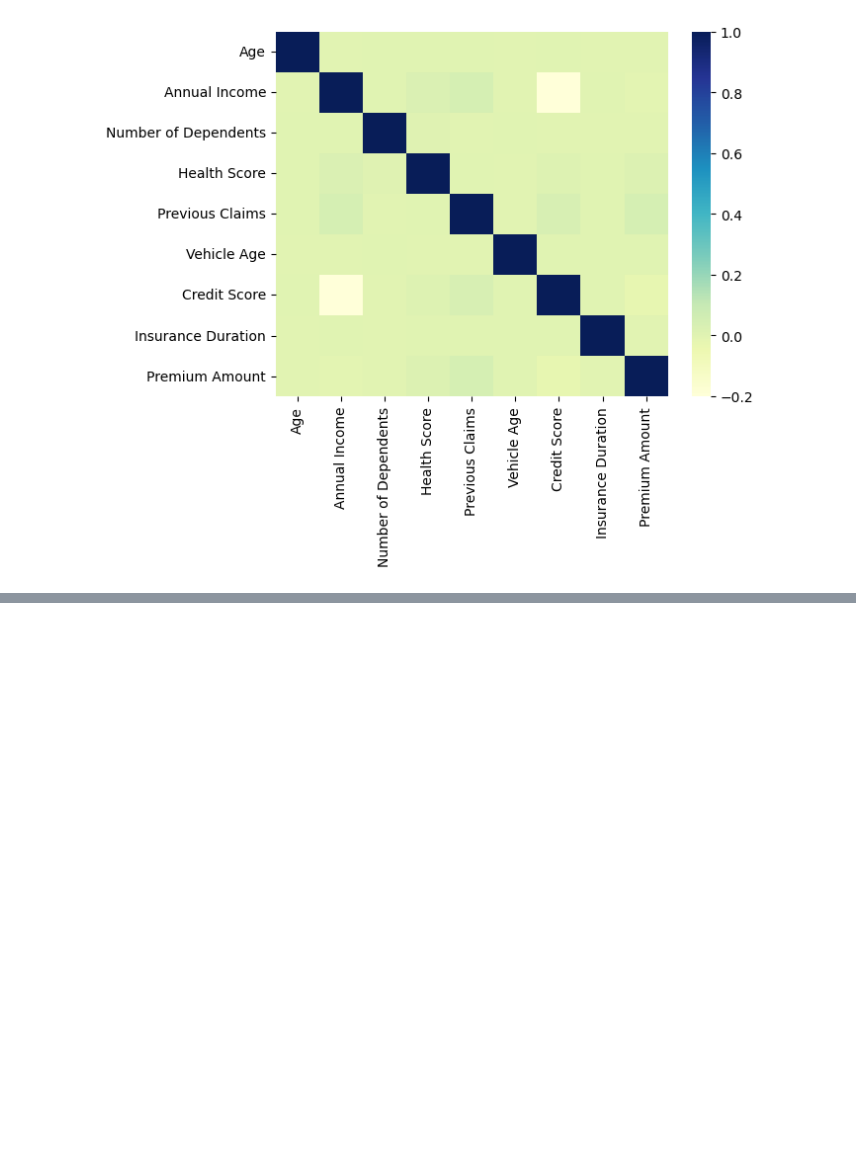
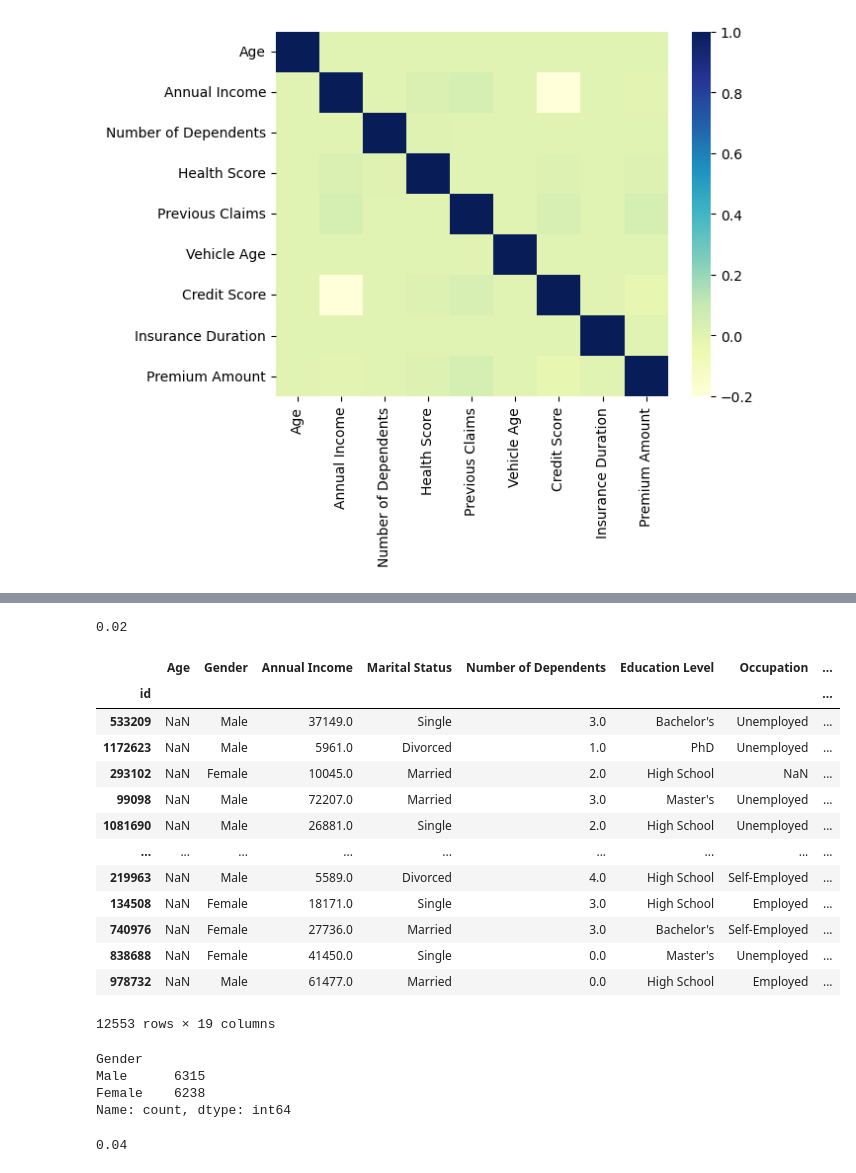
Before and after one commit to NK0901/InsurancePremiumPredictor, a Jupyter notebook: Insurance-Premium-Predictor.ipynb, the cells around one changed output, grey strips where cells are left out. Saved outputs shown, nothing was run; the diff lists cells and outputs as text; code cells hidden in the pictures; blank space fills up the shorter version.

```diff
--- a/Insurance-Premium-Predictor.ipynb
+++ b/Insurance-Premium-Predictor.ipynb
@@ -188,0 +197,3 @@ sns.heatmap(insurance.corr(numeric_only=True), cmap="YlGnBu")
+# %%
+X = insurance.drop(columns="Premium Amount", axis=1)
+y = np.ravel(insurance[["Premium Amount"]])
@@ -188,0 +218,2 @@ sns.heatmap(insurance.corr(numeric_only=True), cmap="YlGnBu")
+# %%
+X_train, X_test, y_train, y_test = train_test_split(X, y, test_size=0.33, random_state=42)
@@ -188,0 +222,28 @@ sns.heatmap(insurance.corr(numeric_only=True), cmap="YlGnBu")
+# %%
+round(len(X_train[X_train["Age"].isnull()])/len(X_train),2)
+# %% [output]
+0.02
+# %%
+X_train[X_train["Age"].isnull()]
+# %% [output]
+|  | Age | Gender | Annual Income | Marital Status | Number of Dependents | Education Level | Occupation | ... |
+| id |  |  |  |  |  |  |  | ... |
+| 533209 | NaN | Male | 37149.0 | Single | 3.0 | Bachelor's | Unemployed | ... |
+| 1172623 | NaN | Male | 5961.0 | Divorced | 1.0 | PhD | Unemployed | ... |
+| 293102 | NaN | Female | 10045.0 | Married | 2.0 | High School | NaN | ... |
+| 99098 | NaN | Male | 72207.0 | Married | 3.0 | Master's | Unemployed | ... |
+| 1081690 | NaN | Male | 26881.0 | Single | 2.0 | High School | Unemployed | ... |
+| ... | ... | ... | ... | ... | ... | ... | ... | ... |
+| 219963 | NaN | Male | 5589.0 | Divorced | 4.0 | High School | Self-Employed | ... |
+| 134508 | NaN | Female | 18171.0 | Single | 3.0 | High School | Employed | ... |
+| 740976 | NaN | Female | 27736.0 | Married | 3.0 | Bachelor's | Self-Employed | ... |
+| 838688 | NaN | Female | 41450.0 | Single | 0.0 | Master's | Unemployed | ... |
+| 978732 | NaN | Male | 61477.0 | Married | 0.0 | High School | Employed | ... |
+12553 rows × 19 columns
+# %%
+X_train[X_train["Age"].isnull()]["Gender"].value_counts()
+# %% [output]
+Gender
+Male      6315
+Female    6238
+Name: count, dtype: int64
@@ -188,0 +252,4 @@ sns.heatmap(insurance.corr(numeric_only=True), cmap="YlGnBu")
+# %%
+round(len(X_train[X_train["Annual Income"].isnull()])/len(X_train),2)
+# %% [output]
+0.04
```
Also changed, not shown: parts of 53 cells of this notebook.
